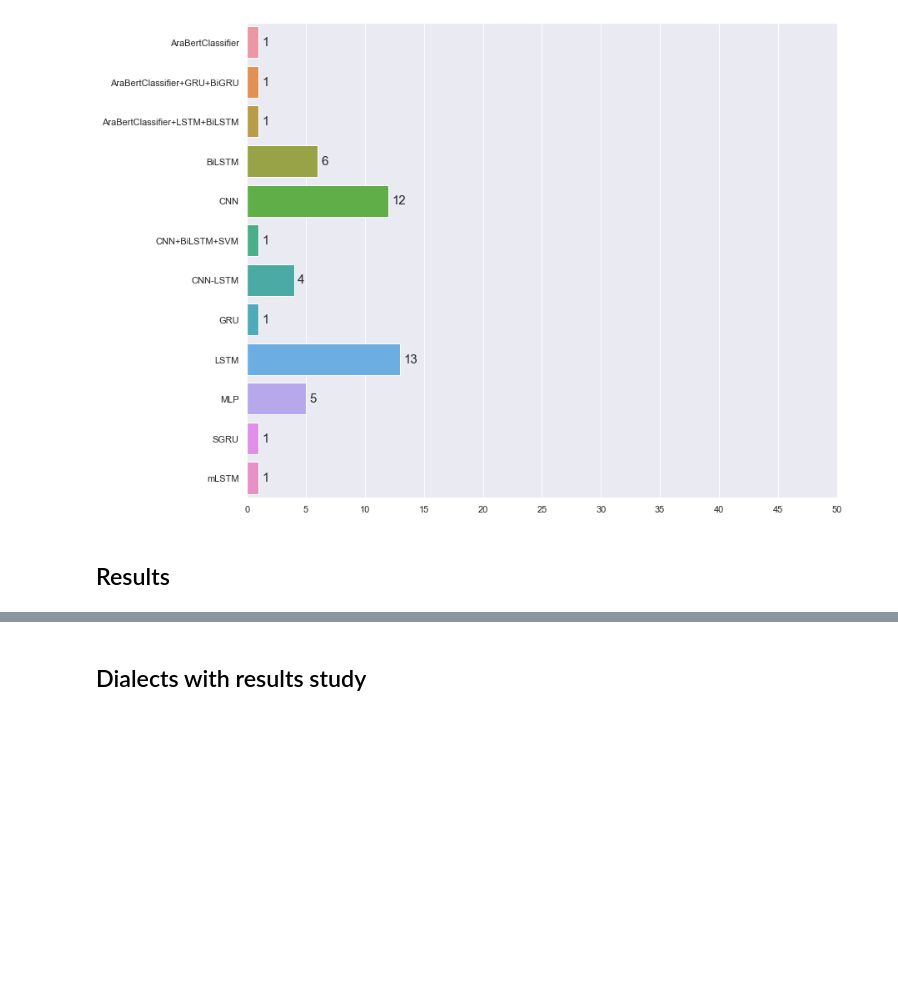
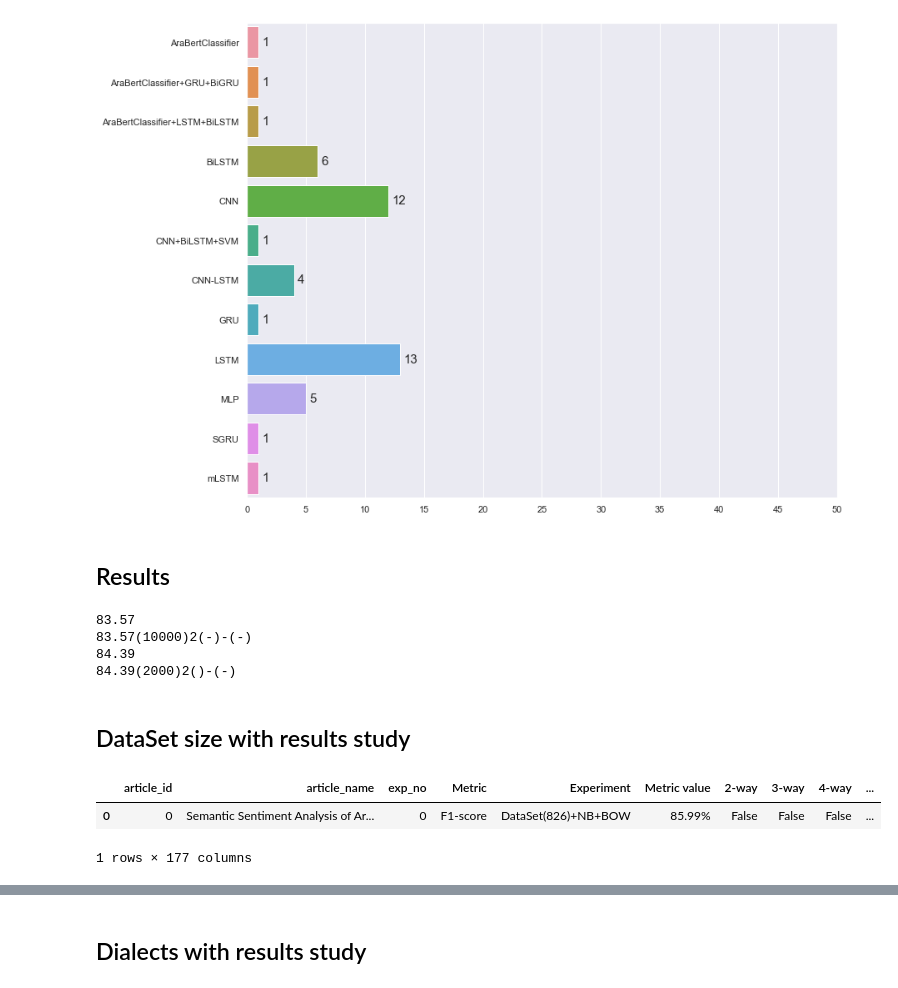
Before and after one commit to YassirMatrane/slr_phd, a Jupyter notebook: SLR-jupyter.ipynb, the cells around one changed output, grey strips where cells are left out. Saved outputs shown, nothing was run; the diff lists cells and outputs as text; code cells hidden in the pictures; blank space fills up the shorter version.

```diff
--- a/SLR-jupyter.ipynb
+++ b/SLR-jupyter.ipynb
@@ -590,7 +590,23 @@ for i in merged_df["Metric value_1"]:
             if i=="":
                 values.append(np.nan)
             else:
+                print(float(i[0:5]))
+                print(i)
                 values.append(float(i[0:5]))
     else:
         values.append(np.nan)
 merged_df["Metric value_1"] = values
+# %% [output]
+83.57
+83.57(10000)2(-)-(-)
+84.39
+84.39(2000)2()-(-)
+# %% [markdown]
+## DataSet size with results study
+# %%
+merged_df["DataSet_size_experiment"] = merged_df["Experiment"].apply(lambda x :int(''.join(filter(str.isdigit, x))))
+merged_df.head(1)
+# %% [output]
+|  | article_id | article_name | exp_no | Metric | Experiment | Metric value | 2-way | 3-way | 4-way | ... |
+| 0 | 0 | Semantic Sentiment Analysis of Ar... | 0 | F1-score | DataSet(826)+NB+BOW | 85.99% | False | False | False | ... |
+1 rows × 177 columns
```
Also changed, not shown: parts of 11 cells of this notebook.
